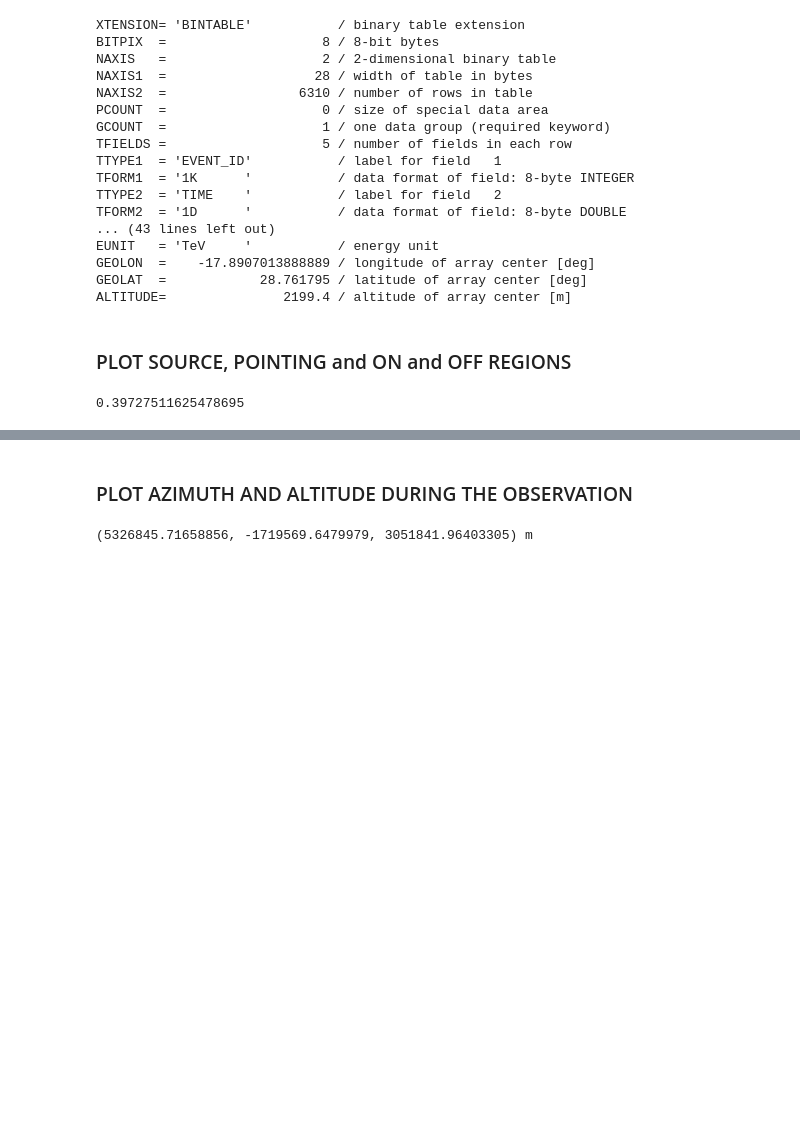
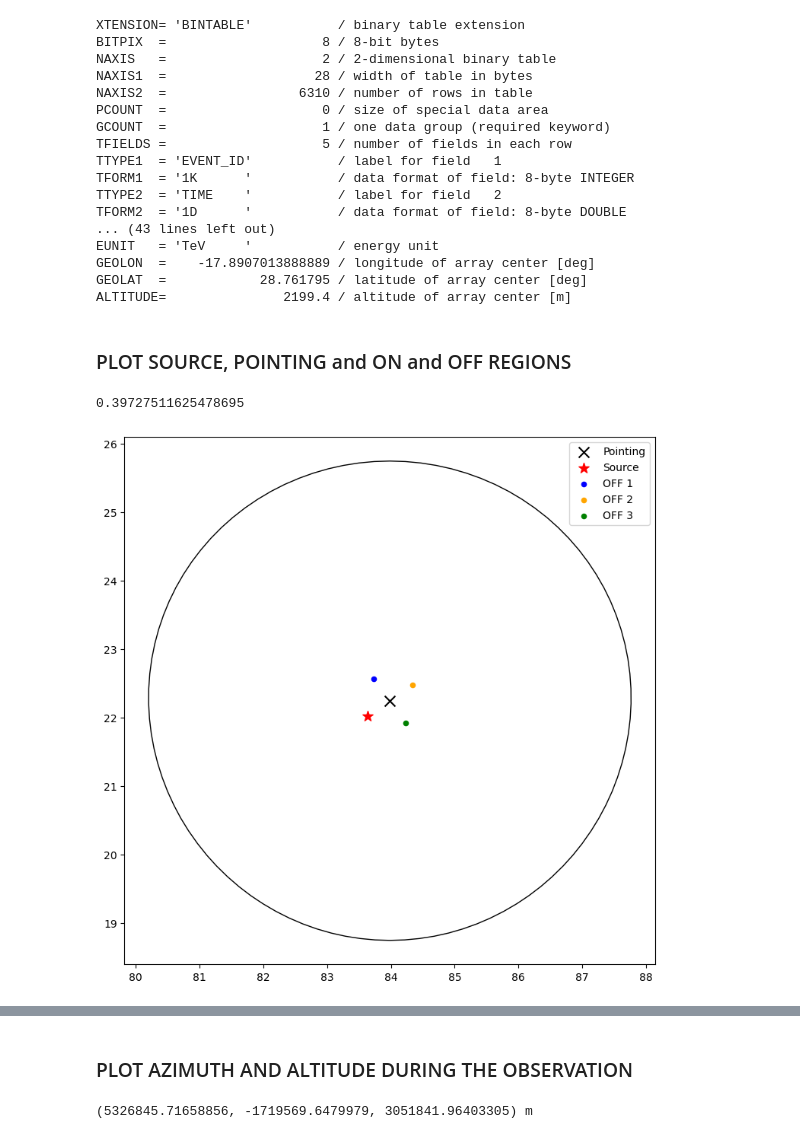
Before and after one commit to datacamp-astro/2022-arqus-bergen, a Jupyter notebook: hands_on/3_spectrum/Spectrum_no_gammapy_test.ipynb, the cells around one changed output, grey strips where cells are left out. Saved outputs shown, nothing was run; the diff lists cells and outputs as text; code cells hidden in the pictures; blank space fills up the shorter version.

```diff
--- a/hands_on/3_spectrum/Spectrum_no_gammapy_test.ipynb
+++ b/hands_on/3_spectrum/Spectrum_no_gammapy_test.ipynb
@@ -93 +82,20 @@ off3_pos = pointing_pos.directional_offset_by(position_angle=off3_angle, separat
+# %%
+fig, ax =  plt.subplots(figsize=(9,9))
+
+ax = plt.subplot()
+
+
+field_of_view = SphericalCircle( (pointing_pos.ra, pointing_pos.dec),
+                    3.5 * u.deg,   edgecolor='black', facecolor='none')
+
+ax.add_patch(field_of_view)
+
+ax.scatter(pointing_pos.ra.value, pointing_pos.dec.value, marker='x', s=100, c='black', label ='Pointing'  )
+ax.scatter(source_pos.ra.value, source_pos.dec.value, marker='*', s=100, c='red', label ='Source'  )
+ax.scatter(off1_pos.ra.value, off1_pos.dec.value, marker='o', s=20, c='blue', label ='OFF 1'  )
+ax.scatter(off2_pos.ra.value, off2_pos.dec.value, marker='o', s=20, c='orange', label ='OFF 2'  )
+ax.scatter(off3_pos.ra.value, off3_pos.dec.value, marker='o', s=20, c='green', label ='OFF 3'  )
+ax.legend(loc='upper right');
+# %% [output]
+[figure, added]
 # %%
```
Also changed, not shown: parts of 23 cells of this notebook, 3 other files.
